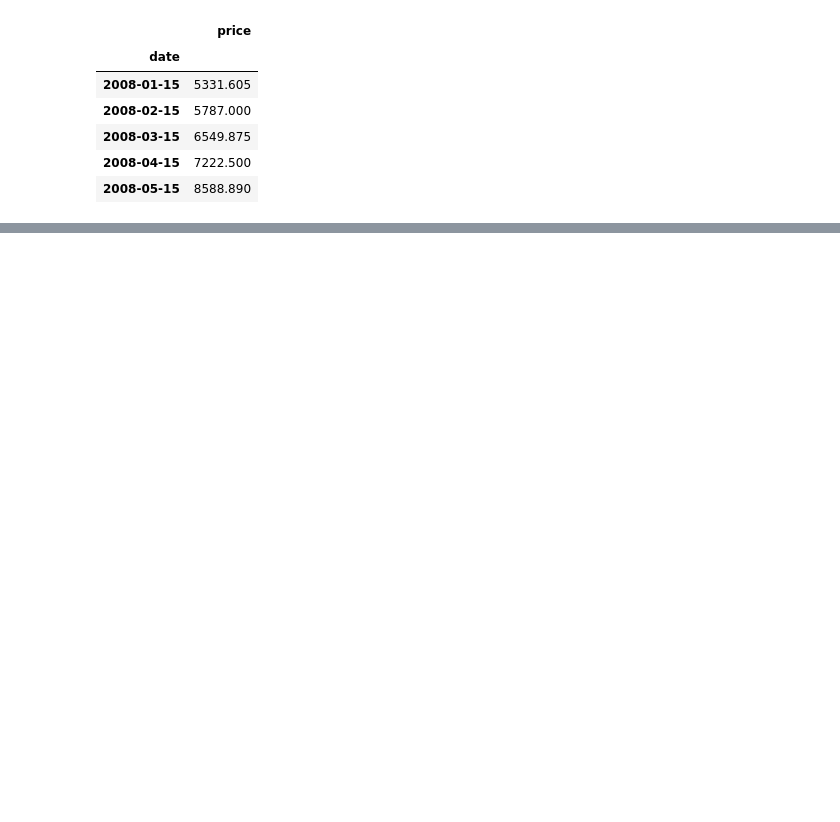
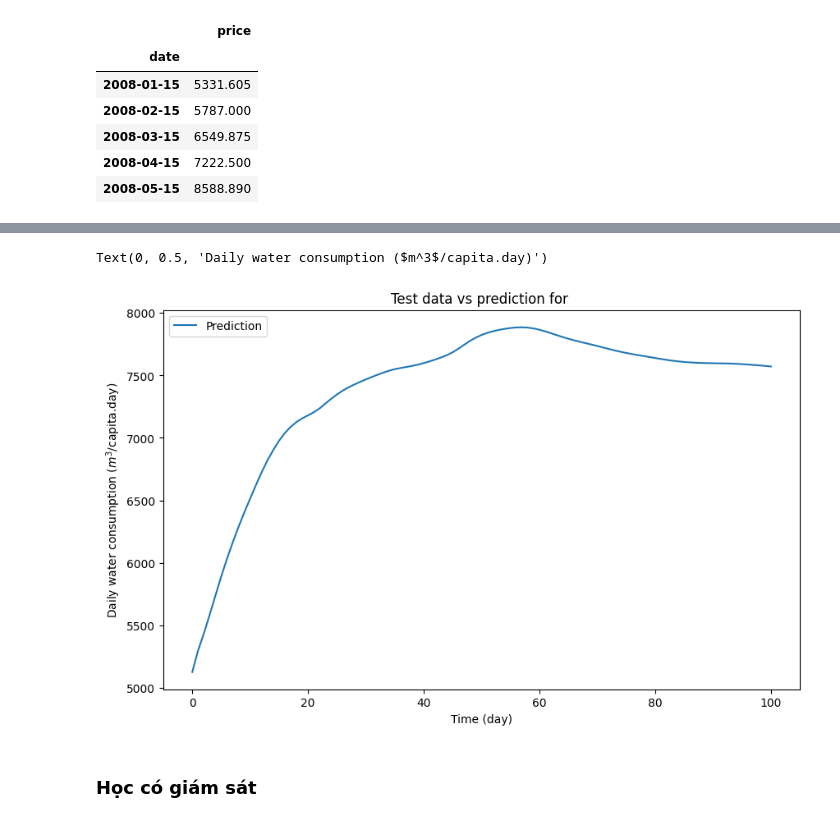
Before and after one commit to thuongh2/CommodityPredict, a Jupyter notebook: GRU.ipynb, the cells around one changed output, grey strips where cells are left out. Cells and saved outputs as stored; diff of their text form; code cells hidden in the pictures; blank space fills up the shorter version.

```diff
--- a/GRU.ipynb
+++ b/GRU.ipynb
@@ -389,0 +405,21 @@ plot_multi_step(new_data, prediction_gru)
+# %%
+def predict(forecast_num, model,data,look_back):
+  prediction_list = data[-look_back:]
+
+  for _ in range(forecast_num):
+      x = prediction_list[-look_back:]
+      x = x.reshape((1, look_back, 1))
+      out = model.predict(x)[0][0]
+      prediction_list = np.append(prediction_list, out)
+  prediction_list = prediction_list[look_back-1:]
+
+  return prediction_list
+
+def predict_dates(forecast_num, data):
+    last_date = data.index[-1]
+    prediction_dates = pd.date_range(last_date, periods=forecast_num+1).tolist()
+    return prediction_dates
+# %%
+forecast_num = 100 #number of day to predict after the last date in data
+forecast=predict(forecast_num, model=model_lstm,data=X_test[-1:],look_back=48)
+forecast_date=predict_dates(forecast_num, df)
@@ -389,0 +460,13 @@ plot_multi_step(new_data, prediction_gru)
+# %%
+plt.figure(figsize=(10, 6))
+
+f =  scaler.inverse_transform(forecast.reshape(-1, 1))
+plt.plot(np.array(f),label='Prediction')
+
+plt.title('Test data vs prediction for ')
+plt.legend(loc='upper left')
+plt.xlabel('Time (day)')
+plt.ylabel('Daily water consumption ($m^3$/capita.day)')
+# %% [output]
+Text(0, 0.5, 'Daily water consumption ($m^3$/capita.day)')
+[figure, added]
@@ -389,0 +487,2 @@ plot_multi_step(new_data, prediction_gru)
+# %% [markdown]
+### Học có giám sát
```
Also changed, not shown: parts of 61 cells of this notebook, 3 other files.
